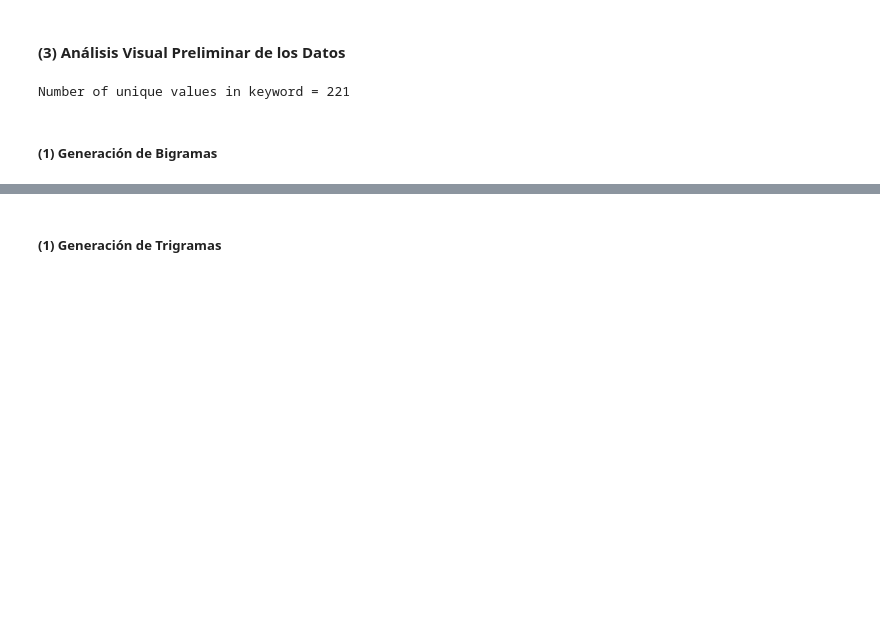
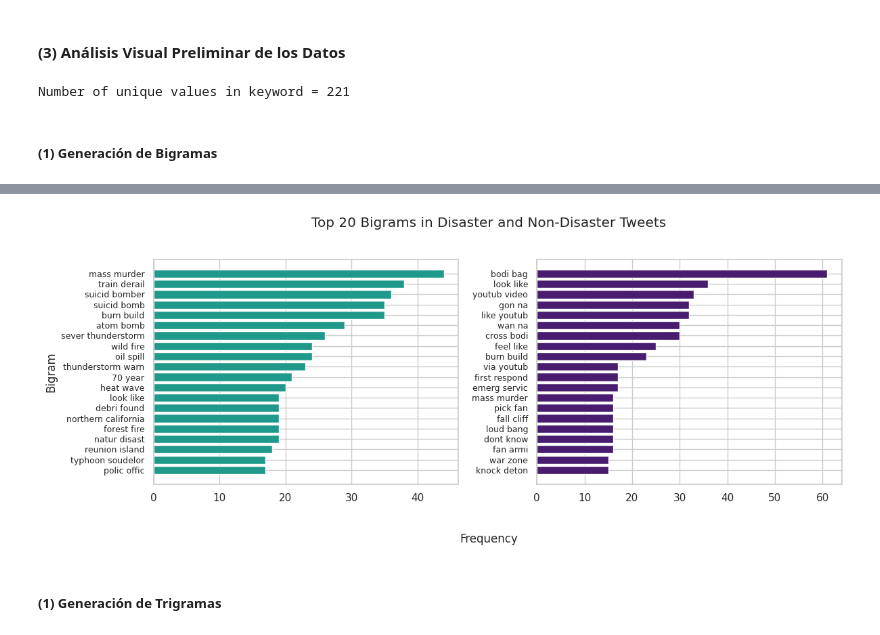
Before and after one commit to Andrea-gt/tweet-classification, a Jupyter notebook: tweet_classification.ipynb, the cells around one changed output, grey strips where cells are left out. Saved outputs shown, nothing was run; the diff lists cells and outputs as text; code cells hidden in the pictures; blank space fills up the shorter version.

Commit message:
feat: Bigrams and Trigrams

```diff
--- a/tweet_classification.ipynb
+++ b/tweet_classification.ipynb
@@ -385,2 +395,68 @@ Number of unique values in keyword = 221
+# %%
+# Tokenize text and generate bigrams
+def generate_bigrams(text):
+    tokens = word_tokenize(text)
+    return list(bigrams(tokens))  # Generate bigrams
+
+# Function to generate trigrams
+def generate_trigrams(text):
+    tokens = word_tokenize(text)
+    return list(trigrams(tokens))
+# %%
+# Apply bigram generation to the 'text' column and store results in a separate DataFrame
+n_gram = pd.DataFrame({
+    'bigrams': df['text'].apply(generate_bigrams)
+})
+
+# Separate DataFrames for disaster and non-disaster tweets
+disaster_df = df[df['target'] == 1].copy()
+non_disaster_df = df[df['target'] == 0].copy()
+
+# Add bigrams to the separated DataFrames
+disaster_df['bigrams'] = n_gram.loc[disaster_df.index, 'bigrams']
+non_disaster_df['bigrams'] = n_gram.loc[non_disaster_df.index, 'bigrams']
+
+# Function to count bigrams
+def count_bigrams(df):
+    all_bigrams = [bigram for sublist in df['bigrams'] for bigram in sublist]
+    return Counter(all_bigrams)
+
+# Count bigrams for each category
+disaster_bigram_counts = count_bigrams(disaster_df)
+non_disaster_bigram_counts = count_bigrams(non_disaster_df)
+
+# Convert bigram counts to DataFrame for plotting
+def bigram_counts_to_df(bigram_counts):
+    bigram_df = pd.DataFrame(bigram_counts.items(), columns=['Bigram', 'Count'])
+    bigram_df['Bigram'] = bigram_df['Bigram'].apply(lambda x: ' '.join(x))  # Convert tuple to string
+    return bigram_df.sort_values(by='Count', ascending=False).head(20)  # Display top 20 bigrams
+
+# Get top bigrams for each category
+disaster_bigram_df = bigram_counts_to_df(disaster_bigram_counts)
+non_disaster_bigram_df = bigram_counts_to_df(non_disaster_bigram_counts)
+
+# Create plots
+fig, axes = plt.subplots(ncols=2, figsize=(12, 5), dpi=100)
+plt.tight_layout(pad=4.0)
+
+# Plot for disaster tweets
+axes[0].barh(disaster_bigram_df['Bigram'], disaster_bigram_df['Count'], color=colors[1])
+axes[0].set_ylabel('Bigram')
+axes[0].invert_yaxis()  # Invert y-axis to have the most frequent bigram on top
+axes[0].tick_params(axis='y', labelsize=9)  # Set fontsize for y-tick labels
+
+# Plot for non-disaster tweets
+axes[1].barh(non_disaster_bigram_df['Bigram'], non_disaster_bigram_df['Count'], color=colors[0])
+axes[1].invert_yaxis()  # Invert y-axis to have the most frequent bigram on top
+axes[1].tick_params(axis='y', labelsize=9)  # Set fontsize for y-tick labels
+
+# Set a common title and x-axis label for the entire figure
+fig.suptitle('Top 20 Bigrams in Disaster and Non-Disaster Tweets')
+fig.supxlabel('Frequency', fontsize=12)
+
+# Display the plots
+plt.show()
+# %% [output]
+[figure, added]
 # %% [markdown]
 ##### **(1) Generación de Trigramas**
```
Also changed, not shown: parts of 11 cells of this notebook.
